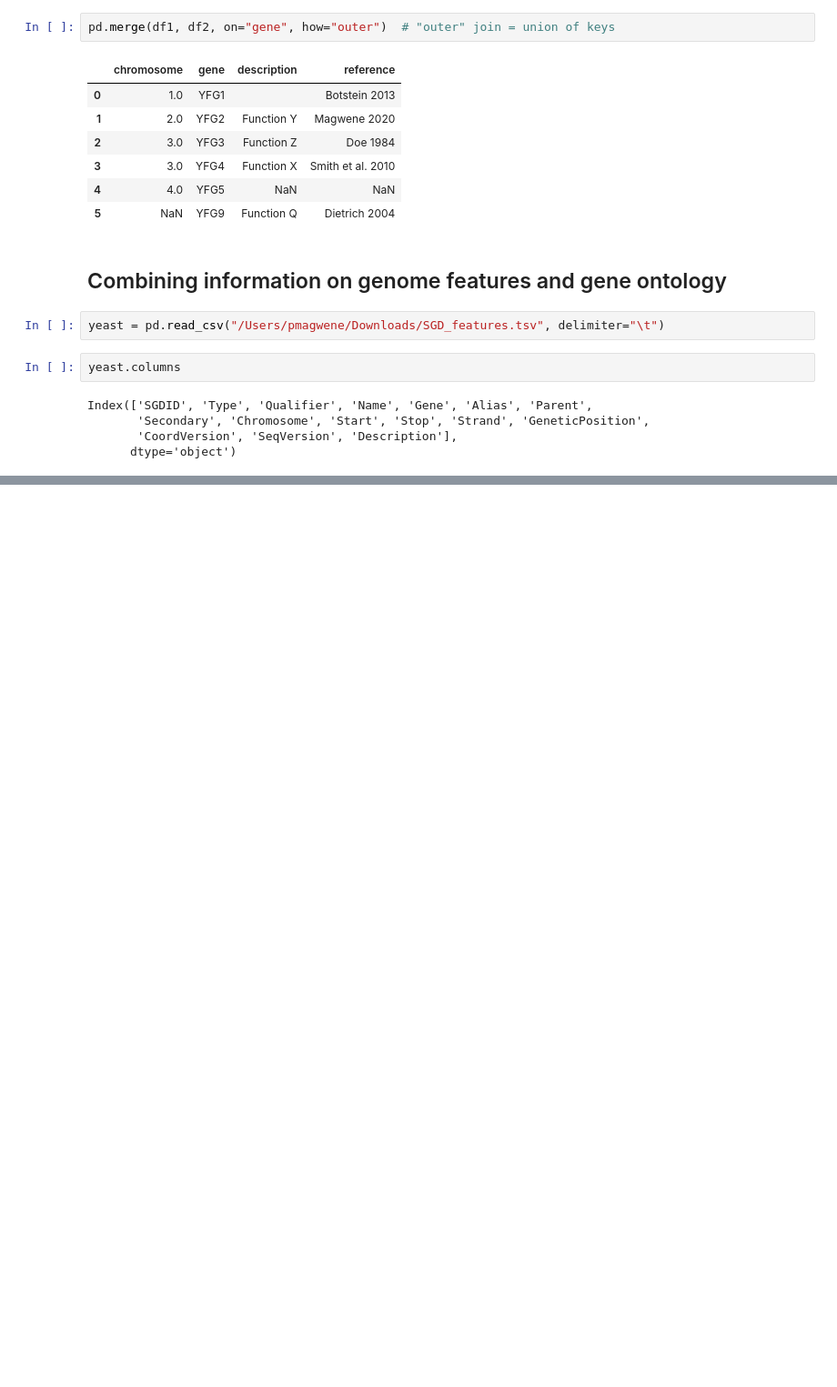
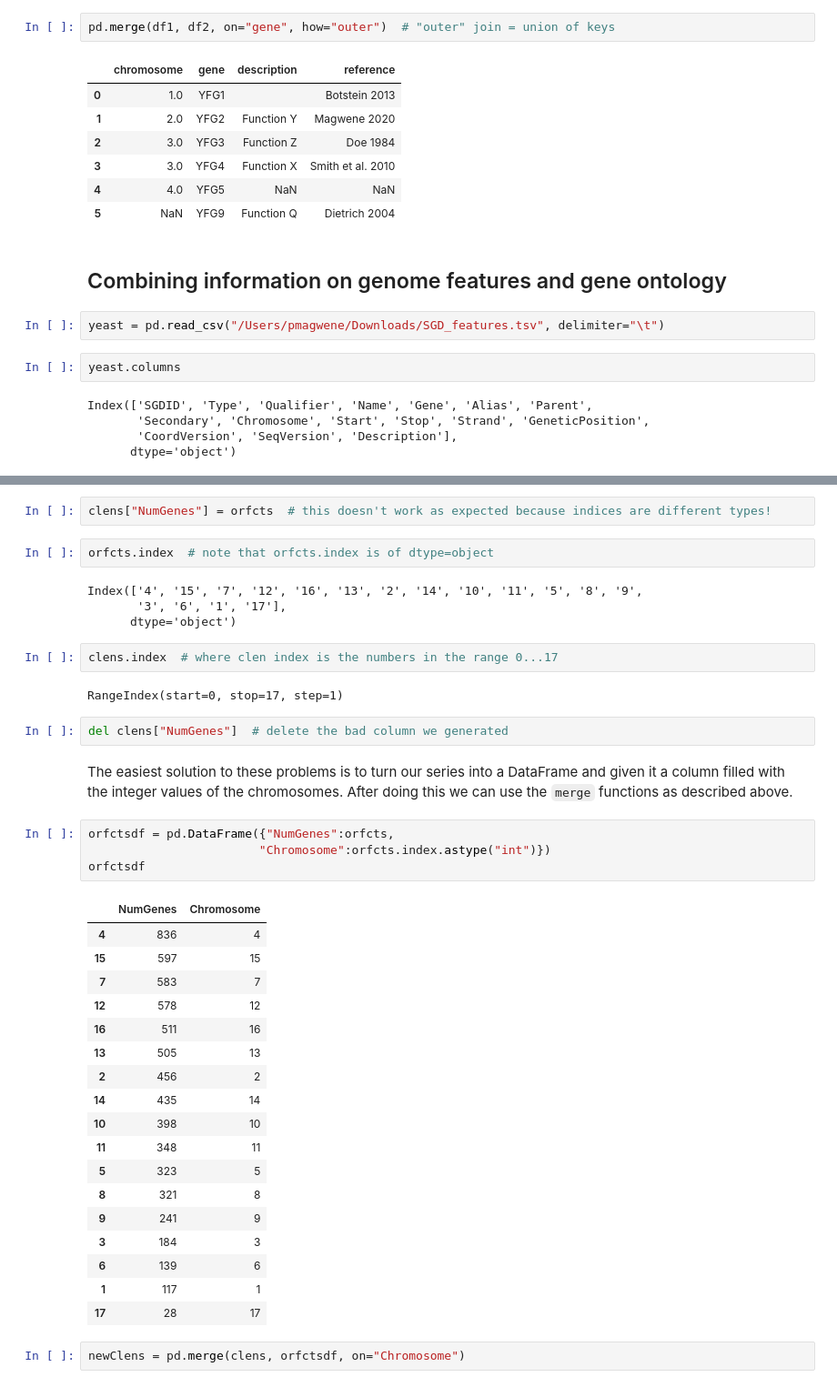
Before and after one commit to bio208fs-class/bio208fs-lecture, a Jupyter notebook: notebooks/class08-live-coding.ipynb, the cells around one changed output, grey strips where cells are left out. Shown at 91% size. Saved outputs shown, nothing was run; the diff lists cells and outputs as text; blank space fills up the shorter version.

```diff
--- a/notebooks/class08-live-coding.ipynb
+++ b/notebooks/class08-live-coding.ipynb
@@ -346,0 +423,41 @@ newfeatures.head(3)
+# %%
+clens["NumGenes"] = orfcts  # this doesn't work as expected because indices are different types!
+# %%
+orfcts.index  # note that orfcts.index is of dtype=object
+# %% [output]
+Index(['4', '15', '7', '12', '16', '13', '2', '14', '10', '11', '5', '8', '9',
+       '3', '6', '1', '17'],
+      dtype='object')
+# %%
+clens.index  # where clen index is the numbers in the range 0...17
+# %% [output]
+RangeIndex(start=0, stop=17, step=1)
+# %%
+del clens["NumGenes"]  # delete the bad column we generated
+# %% [markdown]
+The easiest solution to these problems is to turn our series into a DataFrame and given it a column filled with the integer values of the chromosomes.  After doing this we can use the `merge` functions as described above.
+# %%
+orfctsdf = pd.DataFrame({"NumGenes":orfcts,
+                        "Chromosome":orfcts.index.astype("int")})
+orfctsdf
+# %% [output]
+|  | NumGenes | Chromosome |
+| 4 | 836 | 4 |
+| 15 | 597 | 15 |
+| 7 | 583 | 7 |
+| 12 | 578 | 12 |
+| 16 | 511 | 16 |
+| 13 | 505 | 13 |
+| 2 | 456 | 2 |
+| 14 | 435 | 14 |
+| 10 | 398 | 10 |
+| 11 | 348 | 11 |
+| 5 | 323 | 5 |
+| 8 | 321 | 8 |
+| 9 | 241 | 9 |
+| 3 | 184 | 3 |
+| 6 | 139 | 6 |
+| 1 | 117 | 1 |
+| 17 | 28 | 17 |
+# %%
+newClens = pd.merge(clens, orfctsdf, on="Chromosome")
```
Also changed, not shown: parts of 27 cells of this notebook.
